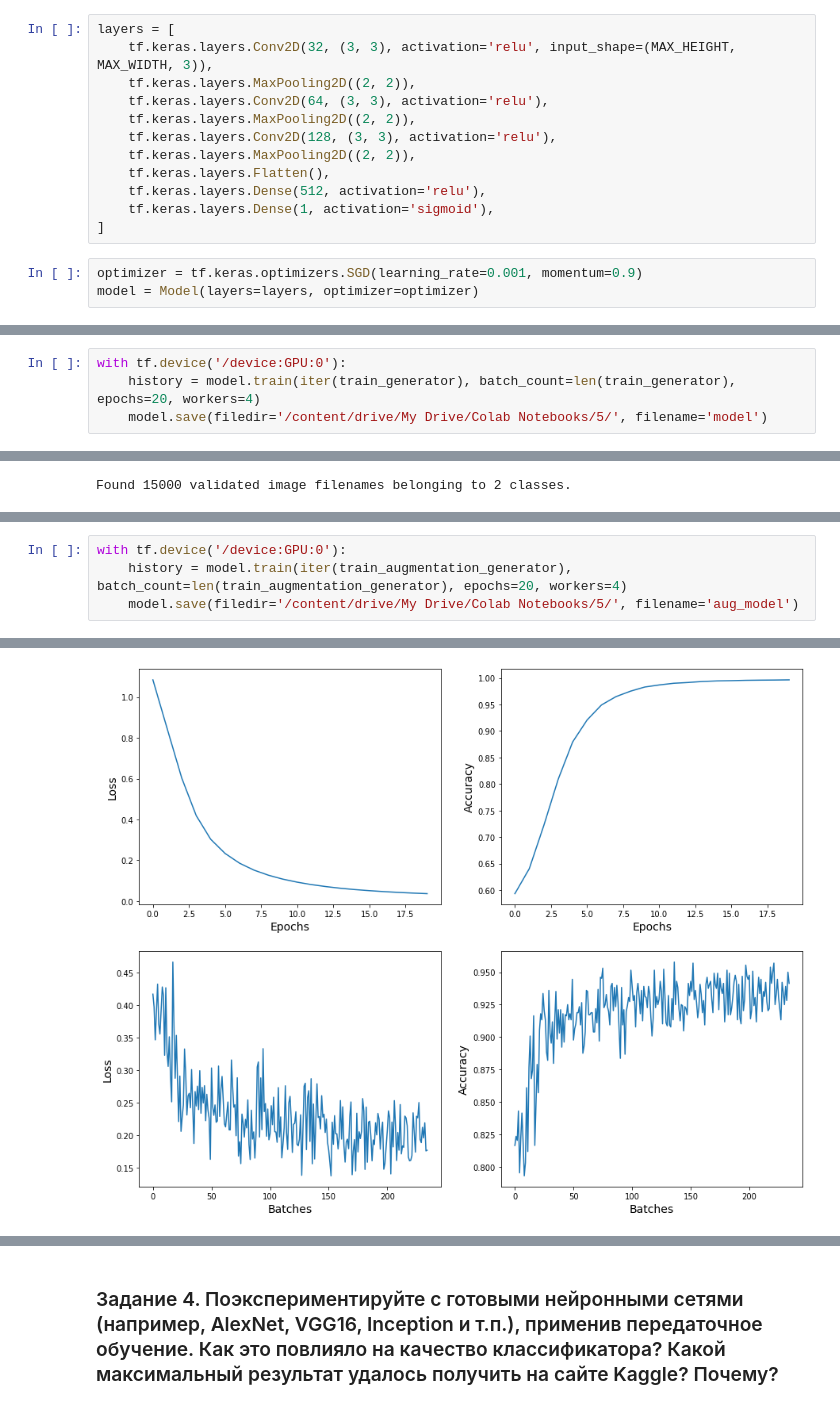
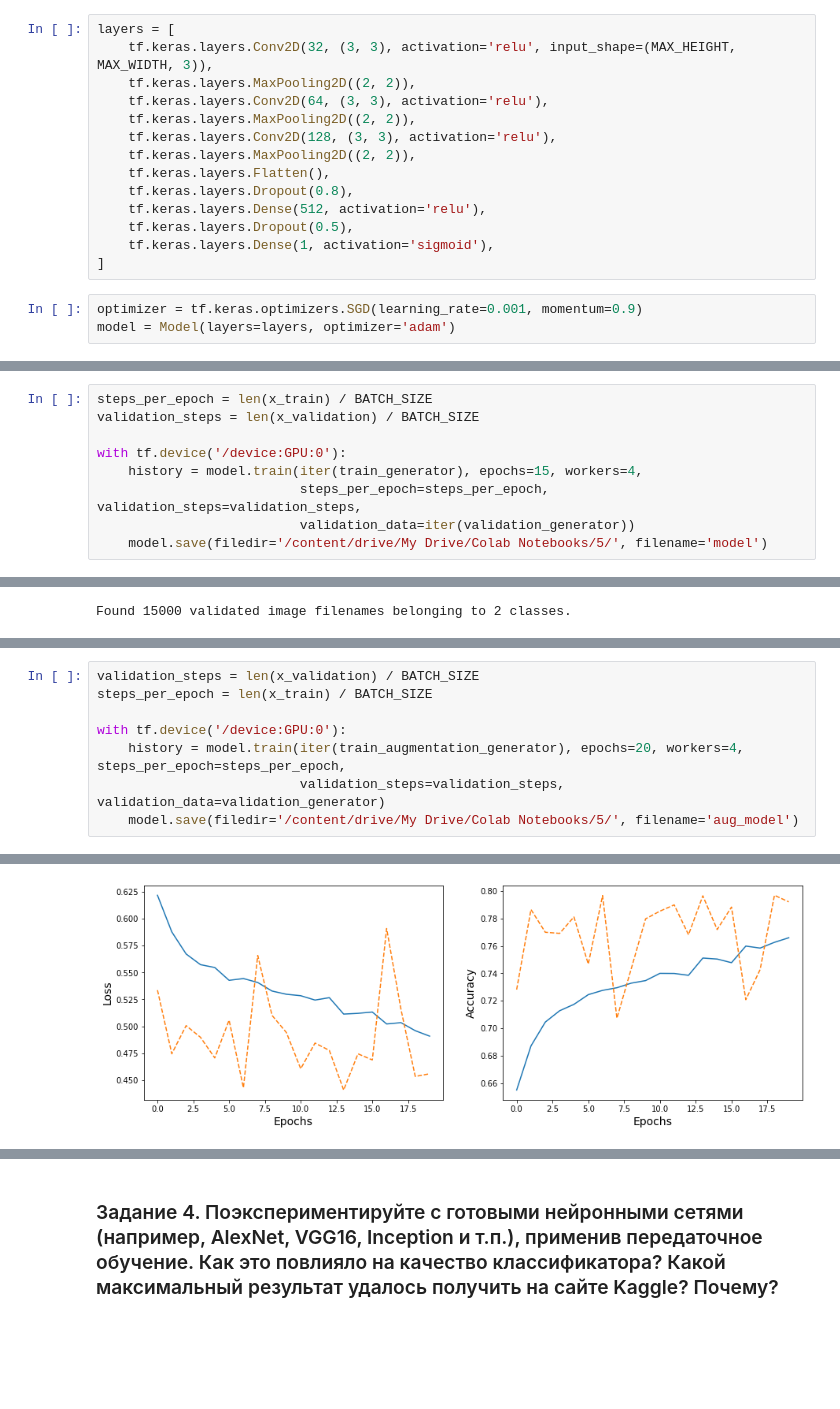
Before and after one commit to MishaGubsky/ml-conv-nets, a Jupyter notebook: fifth.ipynb, the cells around one changed output, grey strips where cells are left out. Drawn from its saved outputs; the diff is of its cells as text; blank space fills up the shorter version.

```diff
--- a/fifth.ipynb
+++ b/fifth.ipynb
@@ -260,12 +275,14 @@ layers = [
     tf.keras.layers.Conv2D(128, (3, 3), activation='relu'),
     tf.keras.layers.MaxPooling2D((2, 2)),
     tf.keras.layers.Flatten(),
+    tf.keras.layers.Dropout(0.8),
     tf.keras.layers.Dense(512, activation='relu'),
+    tf.keras.layers.Dropout(0.5),
     tf.keras.layers.Dense(1, activation='sigmoid'),
 ]
 # %%
 optimizer = tf.keras.optimizers.SGD(learning_rate=0.001, momentum=0.9)
-model = Model(layers=layers, optimizer=optimizer)
+model = Model(layers=layers, optimizer='adam')
 # %% [output]
 ----------------------------------------------------------------------------------------
 Model: "sequential"
@@ -285,7 +302,12 @@ _________________________________________________________________
 None
 ----------------------------------------------------------------------------------------
 # %%
+steps_per_epoch = len(x_train) / BATCH_SIZE
+validation_steps = len(x_validation) / BATCH_SIZE
+
 with tf.device('/device:GPU:0'):
-    history = model.train(iter(train_generator), batch_count=len(train_generator), epochs=20, workers=4)
+    history = model.train(iter(train_generator), epochs=15, workers=4,
+                          steps_per_epoch=steps_per_epoch, validation_steps=validation_steps,
+                          validation_data=iter(validation_generator))
     model.save(filedir='/content/drive/My Drive/Colab Notebooks/5/', filename='model')
 # %% [output]
@@ -359,5 +383,9 @@ show_samples_from_iterator(iter(train_augmentation_generator))
 # %%
+validation_steps = len(x_validation) / BATCH_SIZE
+steps_per_epoch = len(x_train) / BATCH_SIZE
+
 with tf.device('/device:GPU:0'):
-    history = model.train(iter(train_augmentation_generator), batch_count=len(train_augmentation_generator), epochs=20, workers=4)
+    history = model.train(iter(train_augmentation_generator), epochs=20, workers=4, steps_per_epoch=steps_per_epoch,
+                          validation_steps=validation_steps, validation_data=validation_generator)
     model.save(filedir='/content/drive/My Drive/Colab Notebooks/5/', filename='aug_model')
 # %% [output]
@@ -381,2 +409,2 @@ Epoch 20/20
-[figure, old version]
+[figure, new version]
 ----------------------------------------------------------------------------------------
```
Also changed, not shown: parts of 30 cells of this notebook, 4 other files.
